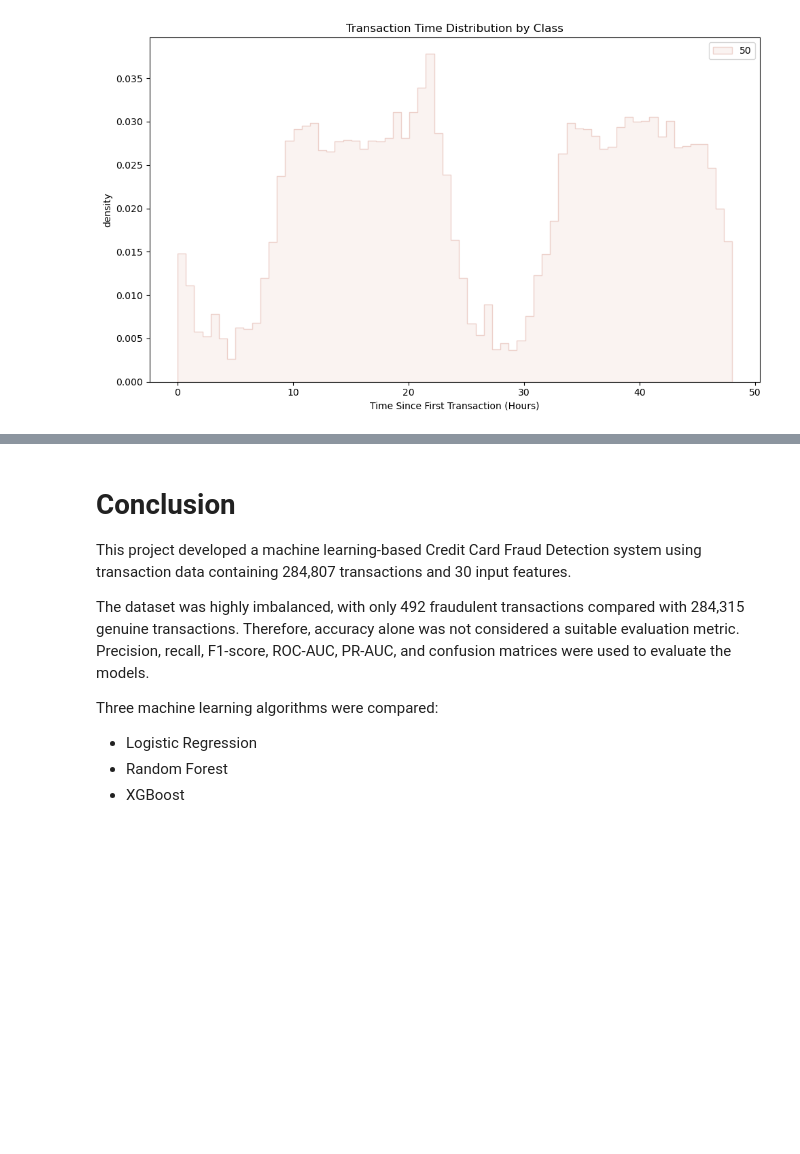
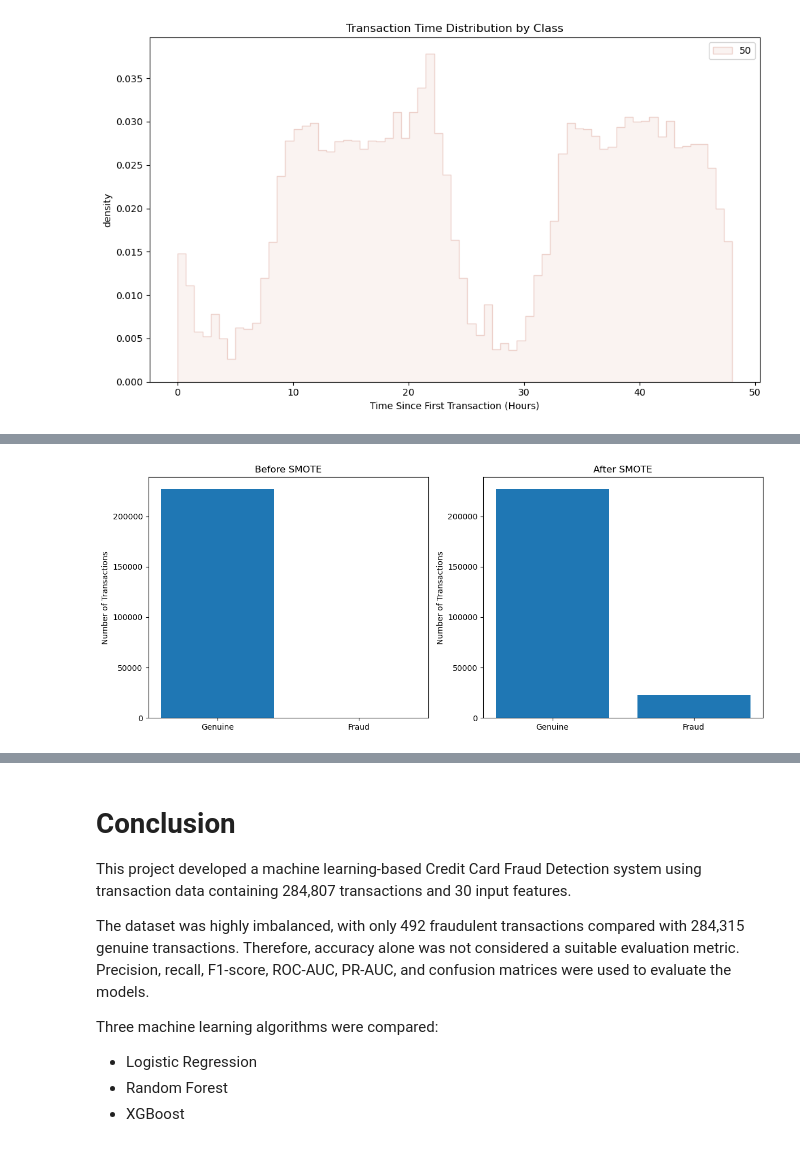
Before and after one commit to Pavankumar-std/Credit-Card-Fraud-Detection-using-Machine-Learning, a Jupyter notebook: Credit_Card_Fraud_Detection.ipynb, the cells around one changed output, grey strips where cells are left out. Saved outputs shown, nothing was run; the diff lists cells and outputs as text; code cells hidden in the pictures; blank space fills up the shorter version.

```diff
--- a/Credit_Card_Fraud_Detection.ipynb
+++ b/Credit_Card_Fraud_Detection.ipynb
@@ -275,0 +303,16 @@ plt.show()
+# %%
+from xgboost import XGBClassifier
+X = df.drop('Class', axis=1)
+y = df['Class']
+X_train, X_test, y_train, y_test = train_test_split(
+    X,
+    y,
+    test_size=0.20,
+    random_state=42,
+    stratify=y)
+print("Training set:", X_train.shape)
+print("Testing set:", X_test.shape)
+print("\nTraining class distribution:")
+print(y_train.value_counts())
+print("\nTesting class distribution:")
+print(y_test.value_counts())
@@ -275,0 +334,11 @@ plt.show()
+# %%
+smote = SMOTE(
+    sampling_strategy=0.1,
+    random_state=42)
+X_train_smote, y_train_smote = smote.fit_resample(
+    X_train,
+    y_train)
+print("Before SMOTE:")
+print(y_train.value_counts())
+print("\nAfter SMOTE:")
+print(y_train_smote.value_counts())
@@ -275,0 +357,18 @@ plt.show()
+# %%
+before = y_train.value_counts().sort_index()
+after = y_train_smote.value_counts().sort_index()
+fig, axes = plt.subplots(1, 2, figsize=(12, 5))
+axes[0].bar(
+    ['Genuine', 'Fraud'],
+    before.values)
+axes[0].set_title('Before SMOTE')
+axes[0].set_ylabel('Number of Transactions')
+axes[1].bar(
+    ['Genuine', 'Fraud'],
+    after.values)
+axes[1].set_title('After SMOTE')
+axes[1].set_ylabel('Number of Transactions')
+plt.tight_layout()
+plt.show()
+# %% [output]
+[figure, added]
```
Also changed, not shown: parts of 104 cells of this notebook, 1 other file.
